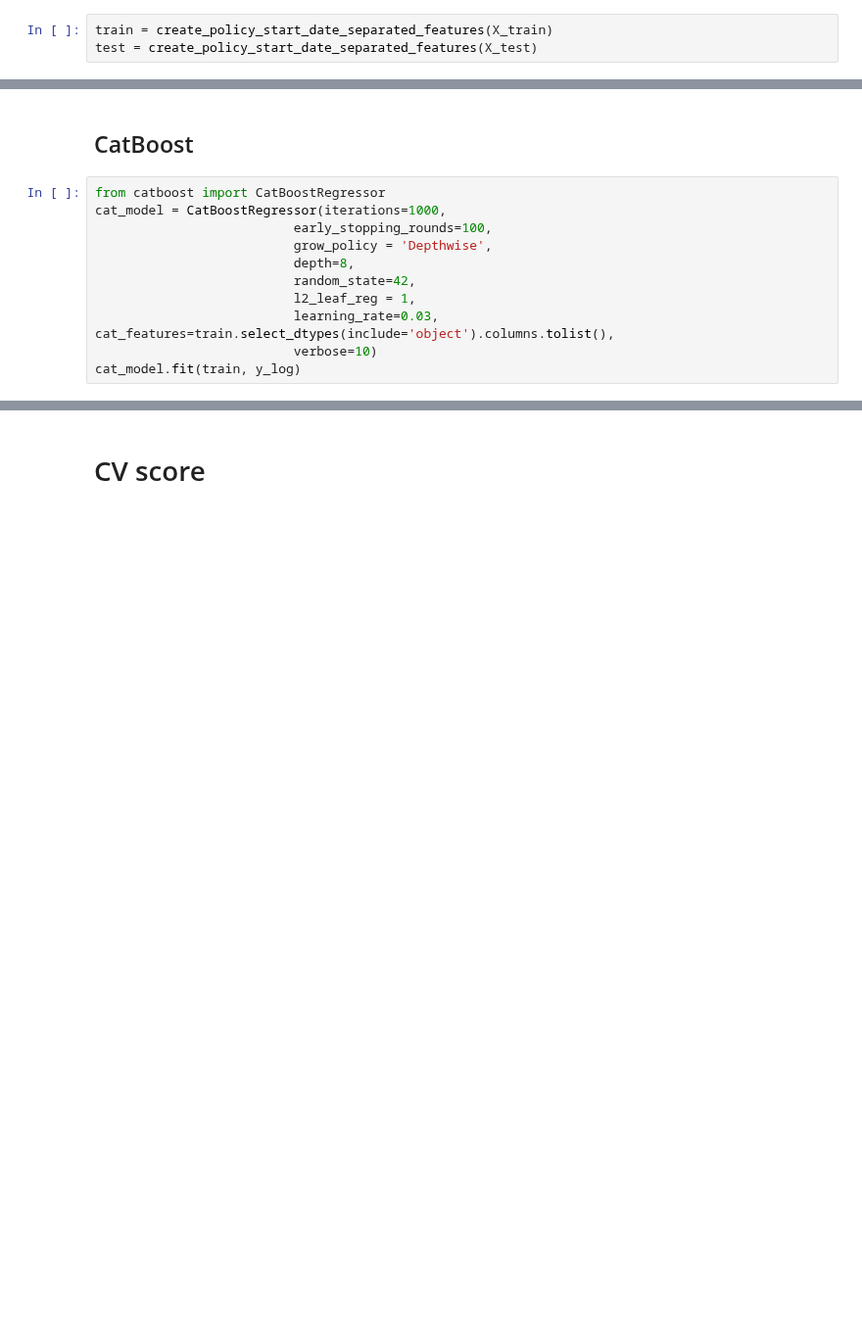
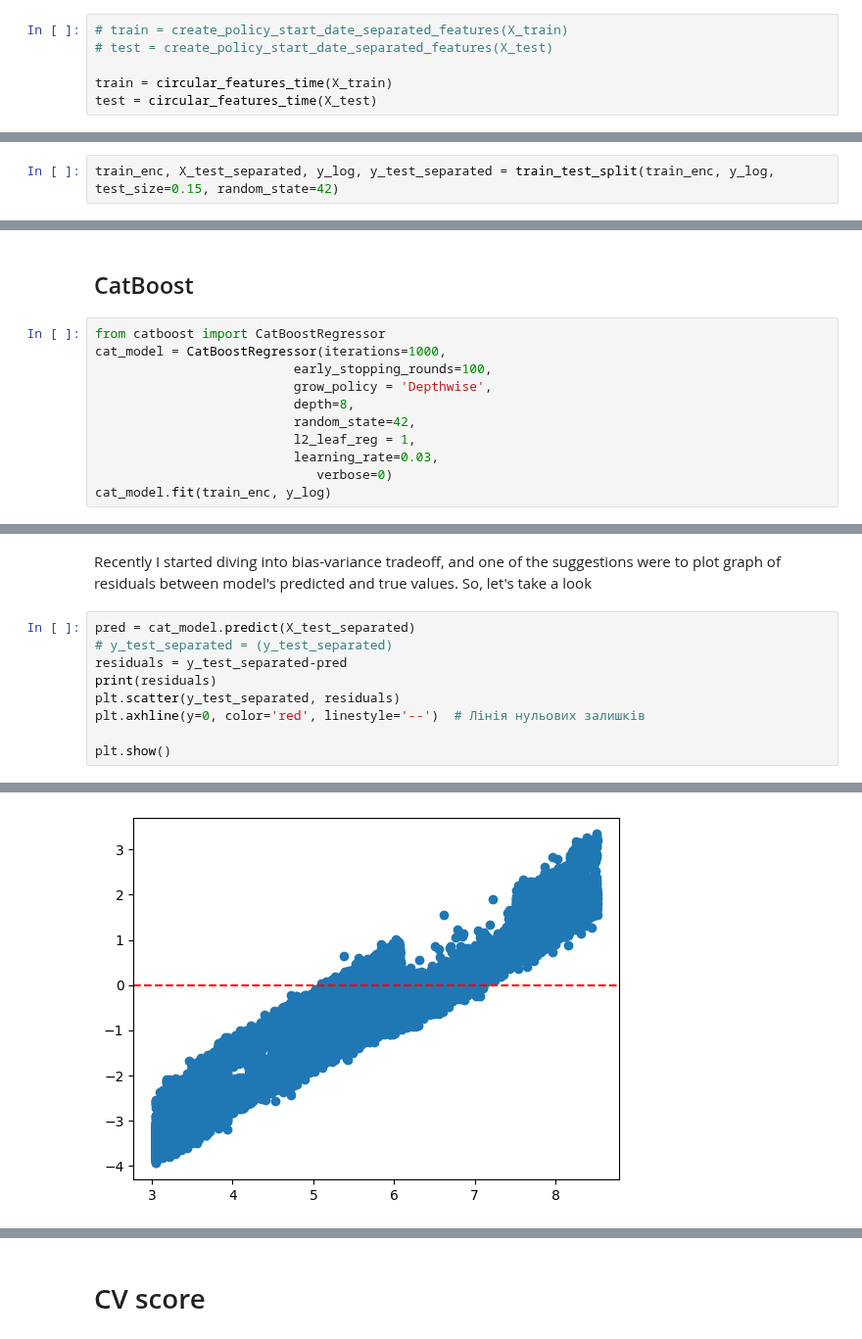
Before and after one commit to DenysGolub/Kaggle-Notebooks, a Jupyter notebook: eda-ml-for-insurance.ipynb, the cells around one changed output, grey strips where cells are left out. Shown at 98% size. Saved outputs shown, nothing was run; the diff lists cells and outputs as text; blank space fills up the shorter version.

```diff
--- a/eda-ml-for-insurance.ipynb
+++ b/eda-ml-for-insurance.ipynb
@@ -333,3 +400,6 @@ def create_policy_start_date_separated_features(df):
 # %%
-train = create_policy_start_date_separated_features(X_train)
-test = create_policy_start_date_separated_features(X_test)
+# train = create_policy_start_date_separated_features(X_train)
+# test = create_policy_start_date_separated_features(X_test)
+
+train = circular_features_time(X_train)
+test = circular_features_time(X_test)
@@ -462,3 +552,5 @@ test_enc = one_hot_dummies(test, categorical_features)
+# %%
+train_enc, X_test_separated, y_log, y_test_separated = train_test_split(train_enc, y_log, test_size=0.15, random_state=42)
 # %% [markdown]
 # Training model
 # %%
@@ -549,7 +638,7 @@ cat_model = CatBoostRegressor(iterations=1000,
                           depth=8,
                           random_state=42,
                           l2_leaf_reg = 1,
-                          learning_rate=0.03, cat_features=train.select_dtypes(include='object').columns.tolist(),
-                          verbose=10)
-cat_model.fit(train, y_log)
+                          learning_rate=0.03,
+                             verbose=0)
+cat_model.fit(train_enc, y_log)
 # %% [output]
@@ -580,0 +674,12 @@ cat_model.fit(train, y_log)
+# %% [markdown]
+Recently I started diving into bias-variance tradeoff, and one of the suggestions were to plot graph of residuals between model's predicted and true values. So, let's take a look
+# %%
+pred = cat_model.predict(X_test_separated)
+# y_test_separated = (y_test_separated)
+residuals = y_test_separated-pred
+print(residuals)
+plt.scatter(y_test_separated, residuals)
+plt.axhline(y=0, color='red', linestyle='--')  # Лінія нульових залишків
+
+plt.show()
+# %% [output]
@@ -580,0 +698 @@ cat_model.fit(train, y_log)
+[figure, added]
```
Also changed, not shown: parts of 33 cells of this notebook.
